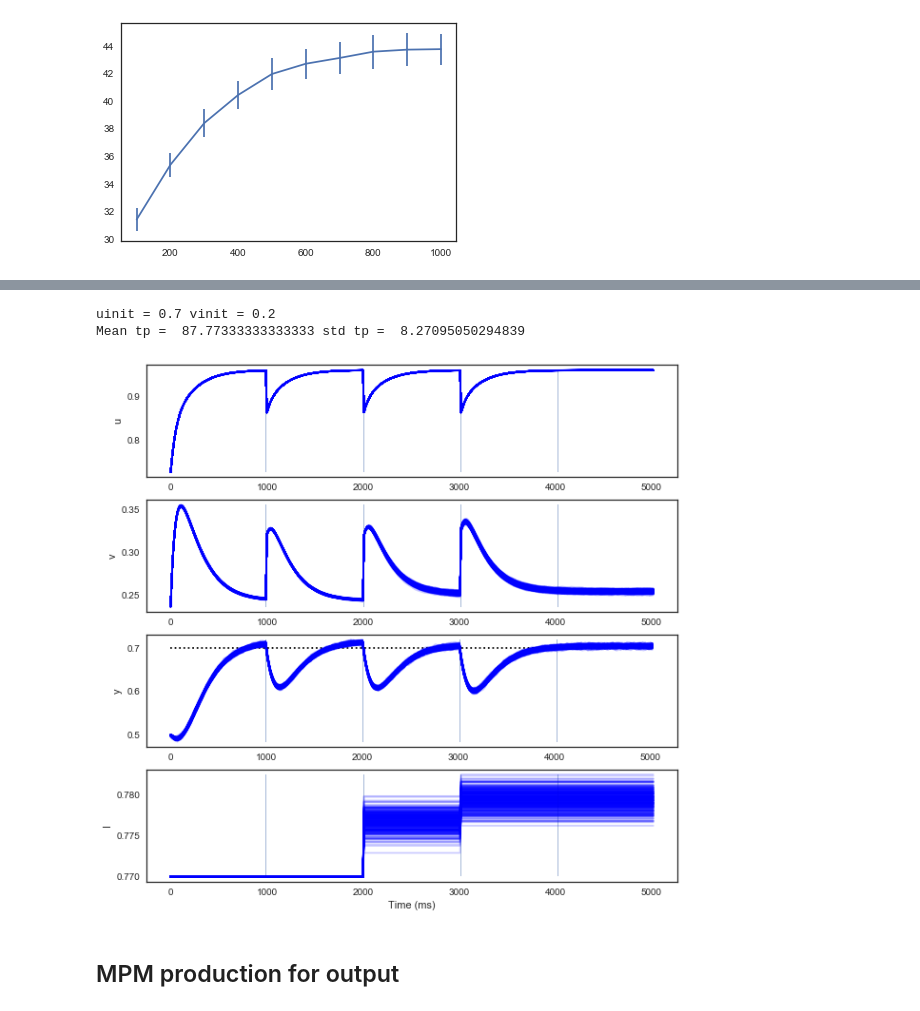
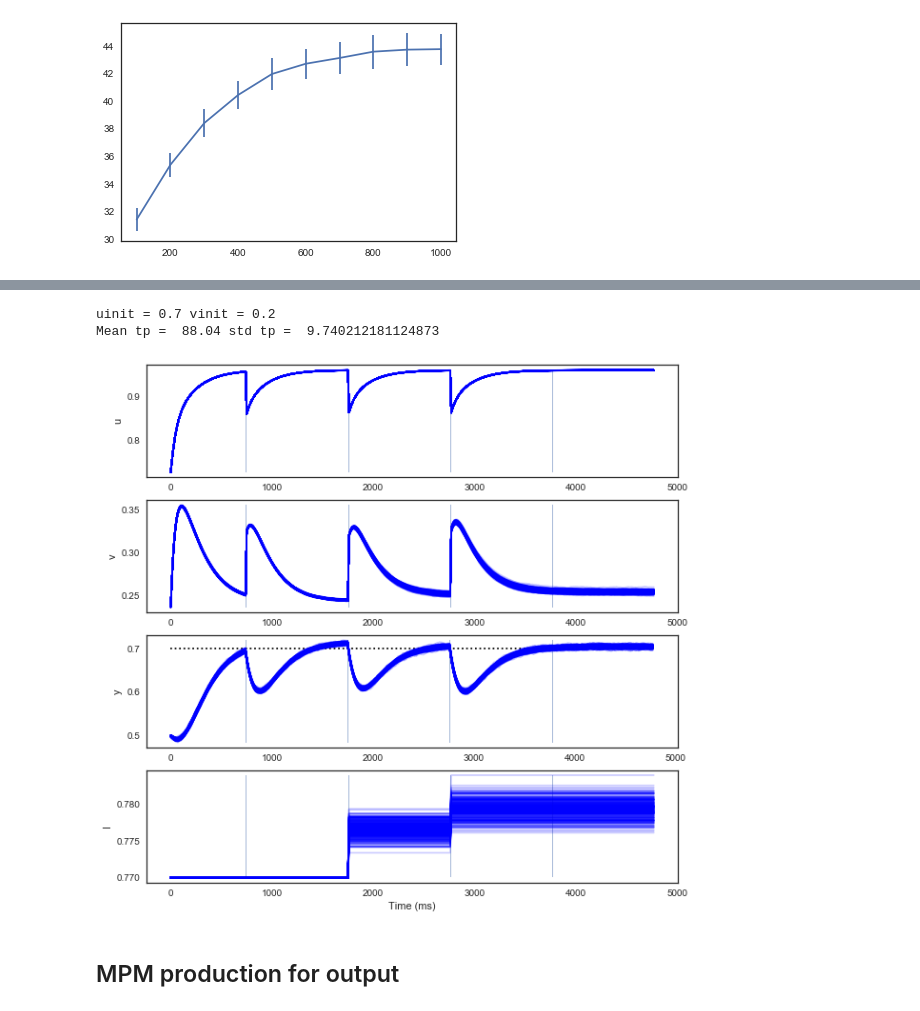
Before and after one commit to jazlab/SE_NL_MJ_2020, a Jupyter notebook: SAM_simulations.ipynb, the cells around one changed output, grey strips where cells are left out. Cells and saved outputs as stored; diff of their text form; code cells hidden in the pictures.

Commit message:
Added code for new regimes (low, intermediate, high I)

```diff
--- a/SAM_simulations.ipynb
+++ b/SAM_simulations.ipynb
@@ -66,7 +66,8 @@ PARAMS_DICT = {'Wut': 6,
               'uinit': 0.7,
               'vinit': 0.3,
               'yinit': 0.5,
-              'first_duration': 750}
+              'first_duration': 750,
+              'regime': 0}
 # %%
 def thresh_exp(x):
     '''Sigmoid non-linearity'''
@@ -433,3 +452,37 @@ uinit = 0.7 vinit = 0.2
 uinit = 0.7 vinit = 0.2
 <Container object of 3 artists>
 [figure]
+# %%
+# Supp figure - exploring high-I regime
+sigma = 0.01
+I = 1.5
+K = 5.0
+duration = 1000
+
+PARAMS_DICT['regime'] = 2
+PARAMS_DICT['first_duration'] = 750
+PARAMS_DICT['y0'] = 0.2
+PARAMS_DICT['IF'] = 200
+PARAMS_DICT['vinit'] = 0.2
+
+np.random.seed(2018)
+ulst, vlst, ylst, Ilst, siglst, ylst2 = simulate_trial(ntrials=300, nstages=4, duration=duration, sigma=sigma,
+                                                       K=K, initI=1.02)
+ulst2, vlst2, ylst2, Ilst2, siglst2, ylst3 = simulate_trial(ntrials=300, nstages=1, duration=400, sigma=sigma,
+                                                       K=K, initI=1.1)
+ulst3, vlst3, ylst2, Ilst2, siglst2, ylst3 = simulate_trial(ntrials=300, nstages=1, duration=400, sigma=sigma,
+                                                       K=K, initI=1.2)
+plot_simulation_parallel(ulst, vlst, ylst, Ilst, siglst, PARAMS_DICT)
+#plot_simulation_parallel(ulst2, vlst2, ylst2, Ilst2, siglst2, PARAMS_DICT)
+
+
+Ylst2 = np.array(ylst2)
+times = get_times_lst_from_y(np.array(Ylst2))
+times = times[(times > 0) & (times != np.inf)]
+print('Mean tp = ', np.mean(times), 'std tp = ', np.std(times))
+
+# Save the parameters in a .mat file
+#scipy.io.savemat('PlotTools/uv_simulation_data020819_K5_00_I0_77_s0_01_400ms.mat', {'ulst': ulst, 'vlst': vlst, 'ylst': ylst,
+#                                                  'Ilst': Ilst, 'siglst': siglst, 'PARAMS': PARAMS_DICT,
+#                                                   'sigma': sigma, 'K': K, 'I': I})
+# Should get mean tp = 87.8, std tp = 8.27
@@ -436,29 +514,35 @@ uinit = 0.7 vinit = 0.2
 # %%
 # Figure 3b
 sigma = 0.01
 I = 0.77
 K = 5.0
 duration = 1000
+
+PARAMS_DICT['regime'] = 0
+PARAMS_DICT['first_duration'] = 750
+PARAMS_DICT['y0'] = 0.7
+PARAMS_DICT['IF'] = 100
+PARAMS_DICT['vinit'] = 0.2
 
 np.random.seed(2018)
 ulst, vlst, ylst, Ilst, siglst, ylst2 = simulate_trial(ntrials=300, nstages=4, duration=duration, sigma=sigma,
                                                        K=K, initI=I)
 plot_simulation_parallel(ulst, vlst, ylst, Ilst, siglst, PARAMS_DICT)
 
 Ylst2 = np.array(ylst2)
 times = get_times_lst_from_y(np.array(Ylst2))
 times = times[(times > 0) & (times != np.inf)]
 print('Mean tp = ', np.mean(times), 'std tp = ', np.std(times))
 
 # Save the parameters in a .mat file
 #scipy.io.savemat('PlotTools/uv_simulation_data020819_K5_00_I0_77_s0_01_400ms.mat', {'ulst': ulst, 'vlst': vlst, 'ylst': ylst,
 #                                                  'Ilst': Ilst, 'siglst': siglst, 'PARAMS': PARAMS_DICT,
 #                                                   'sigma': sigma, 'K': K, 'I': I})
 # Should get mean tp = 87.8, std tp = 8.27
 # %% [output]
 uinit = 0.7 vinit = 0.2
-Mean tp =  87.77333333333333 std tp =  8.27095050294839
+Mean tp =  88.04 std tp =  9.740212181124873
-[figure, old version]
+[figure, new version]
 # %% [markdown]
 ## MPM production for output
 # %%
```
Also changed, not shown: parts of 5 cells of this notebook.
